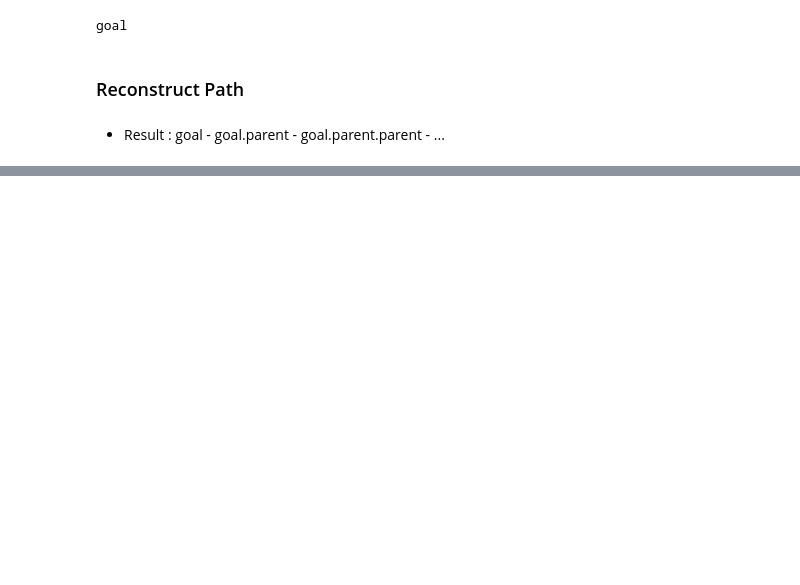
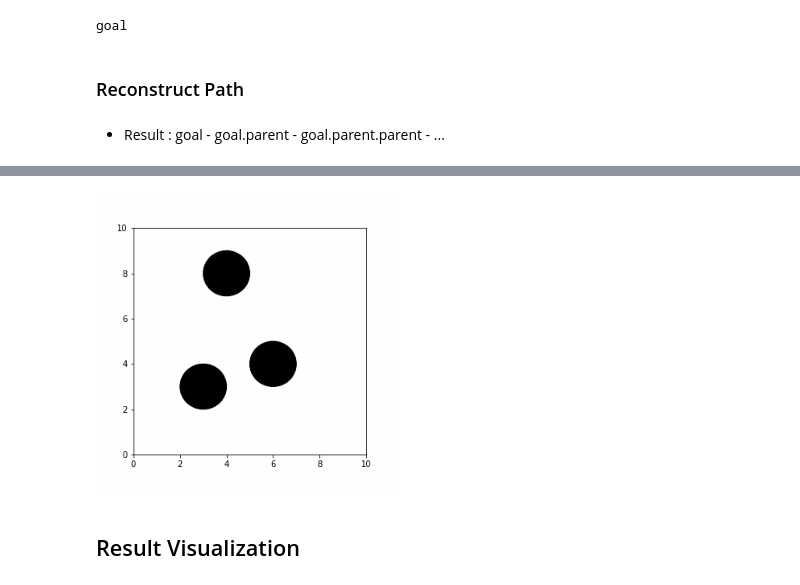
Before and after one commit to kh11kim/jupyrobo, a Jupyter notebook: PRM/prm.ipynb, the cells around one changed output, grey strips where cells are left out. Saved outputs shown, nothing was run; the diff lists cells and outputs as text; code cells hidden in the pictures; blank space fills up the shorter version.

```diff
--- a/PRM/prm.ipynb
+++ b/PRM/prm.ipynb
@@ -264,0 +292,6 @@ while temp.parent:
+# %%
+Image(filename="out.gif", width=300)
+# %% [output]
+[figure, added]
+# %% [markdown]
+## Result Visualization
```
Also changed, not shown: parts of 18 cells of this notebook, 2 other files.
